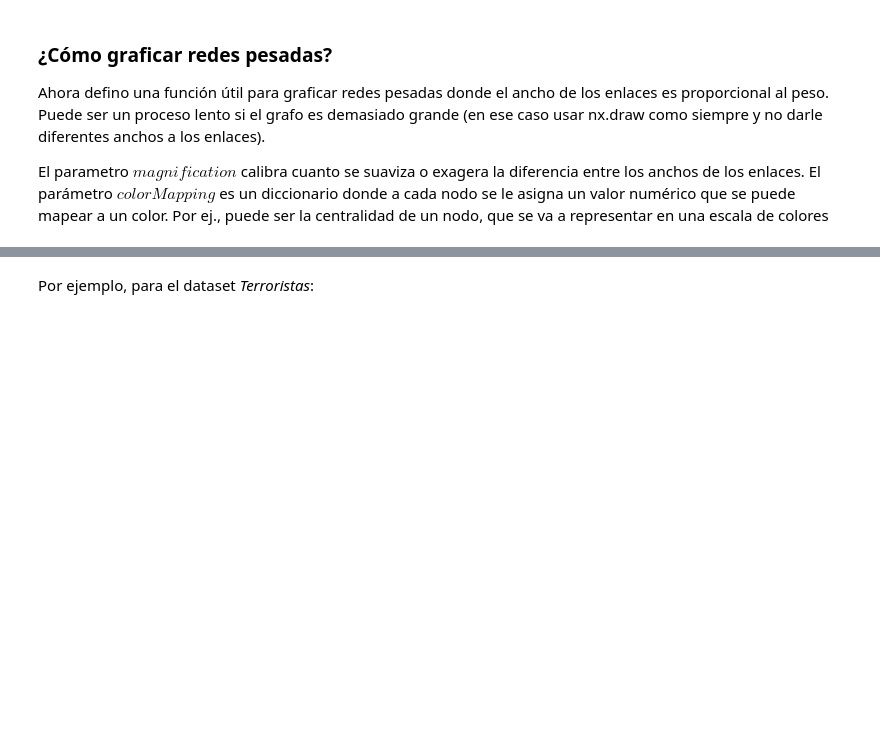
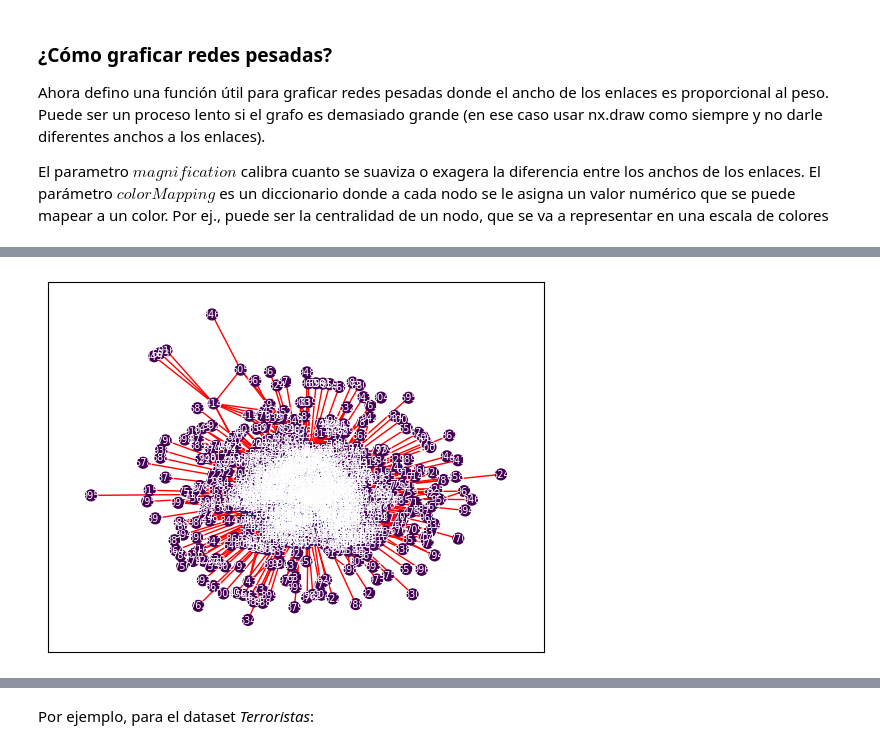
Before and after one commit to Grupo-12-DMCyT/Comparative-Analysis-in-Two-Human-Networks, a Jupyter notebook: DMCyT_sil_tutorial_Datasets_TP1_2025.ipynb, the cells around one changed output, grey strips where cells are left out. Saved outputs shown, nothing was run; the diff lists cells and outputs as text; code cells hidden in the pictures; blank space fills up the shorter version.

```diff
--- a/DMCyT_sil_tutorial_Datasets_TP1_2025.ipynb
+++ b/DMCyT_sil_tutorial_Datasets_TP1_2025.ipynb
@@ -231,0 +222,5 @@ def plotWeightedGraph(G,pos,colorMapping,magnification,nodeSize=45):
+# %%
+# CHRIS - k=0.1
+plotGraph(G, pos_emailGiant_k01, centrality, nodeSize)
+# %% [output]
+[figure, added]
```
Also changed, not shown: parts of 19 cells of this notebook.
